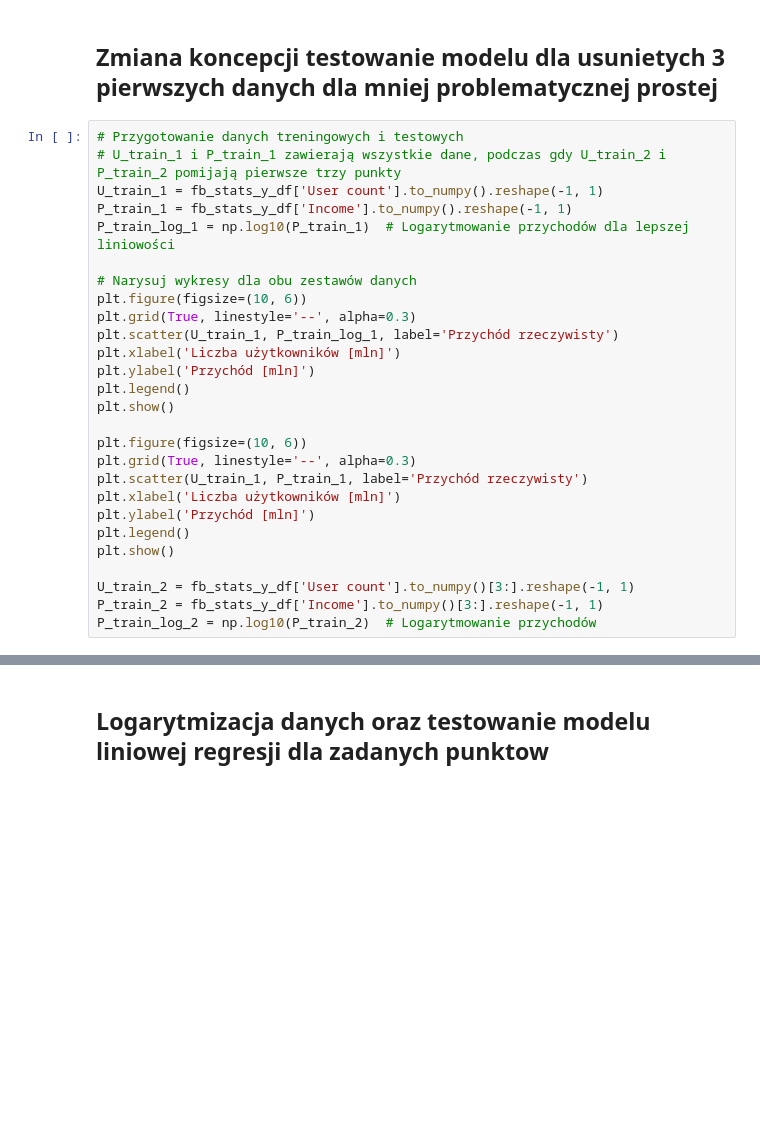
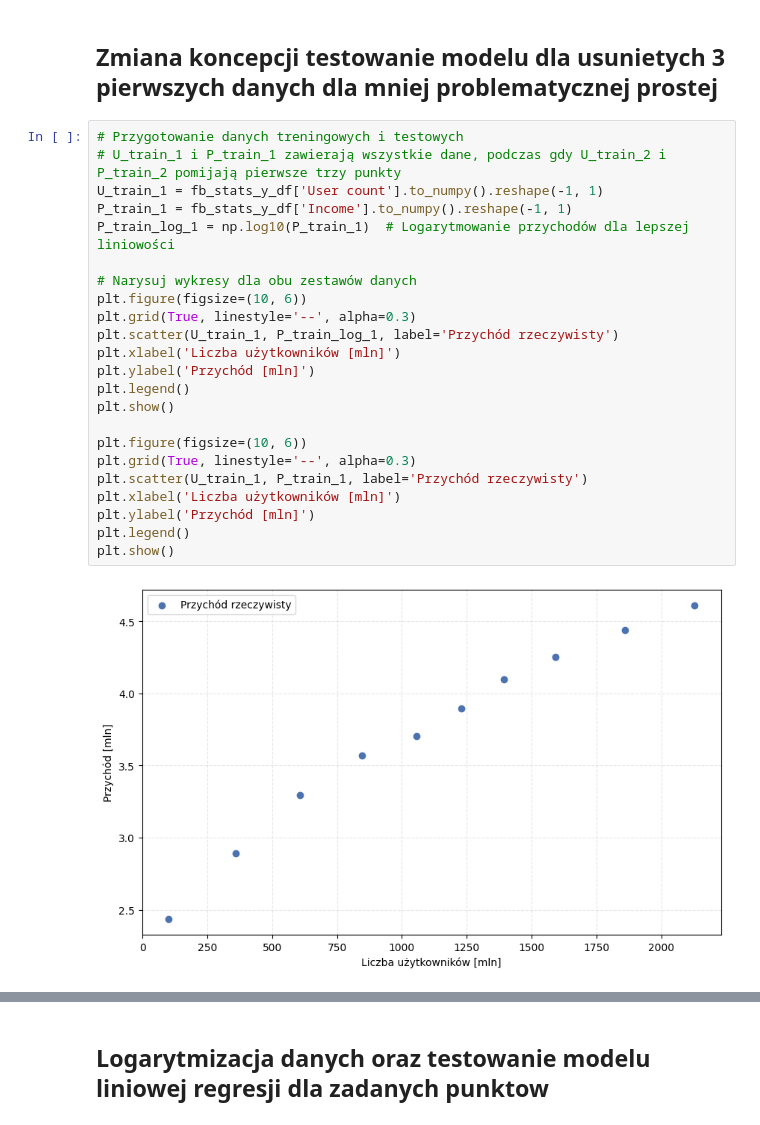
Before and after one commit to Floressek/MED, a Jupyter notebook: MED_LAB_1/Lab_1.ipynb, the cells around one changed output, grey strips where cells are left out. Saved outputs shown, nothing was run; the diff lists cells and outputs as text; blank space fills up the shorter version.

Commit message:
Small visual update

```diff
--- a/MED_LAB_1/Lab_1.ipynb
+++ b/MED_LAB_1/Lab_1.ipynb
@@ -337,27 +476,25 @@ print(test_predictions)
 # %%
 # Przygotowanie danych treningowych i testowych
 # U_train_1 i P_train_1 zawierają wszystkie dane, podczas gdy U_train_2 i P_train_2 pomijają pierwsze trzy punkty
 U_train_1 = fb_stats_y_df['User count'].to_numpy().reshape(-1, 1)
 P_train_1 = fb_stats_y_df['Income'].to_numpy().reshape(-1, 1)
 P_train_log_1 = np.log10(P_train_1)  # Logarytmowanie przychodów dla lepszej liniowości
 
 # Narysuj wykresy dla obu zestawów danych
 plt.figure(figsize=(10, 6))
 plt.grid(True, linestyle='--', alpha=0.3)
 plt.scatter(U_train_1, P_train_log_1, label='Przychód rzeczywisty')
 plt.xlabel('Liczba użytkowników [mln]')
 plt.ylabel('Przychód [mln]')
 plt.legend()
 plt.show()
 
 plt.figure(figsize=(10, 6))
 plt.grid(True, linestyle='--', alpha=0.3)
 plt.scatter(U_train_1, P_train_1, label='Przychód rzeczywisty')
 plt.xlabel('Liczba użytkowników [mln]')
 plt.ylabel('Przychód [mln]')
 plt.legend()
 plt.show()
-
-U_train_2 = fb_stats_y_df['User count'].to_numpy()[3:].reshape(-1, 1)
-P_train_2 = fb_stats_y_df['Income'].to_numpy()[3:].reshape(-1, 1)
-P_train_log_2 = np.log10(P_train_2)  # Logarytmowanie przychodów
+# %% [output]
+[figure, added]
```
Also changed, not shown: parts of 24 cells of this notebook.
